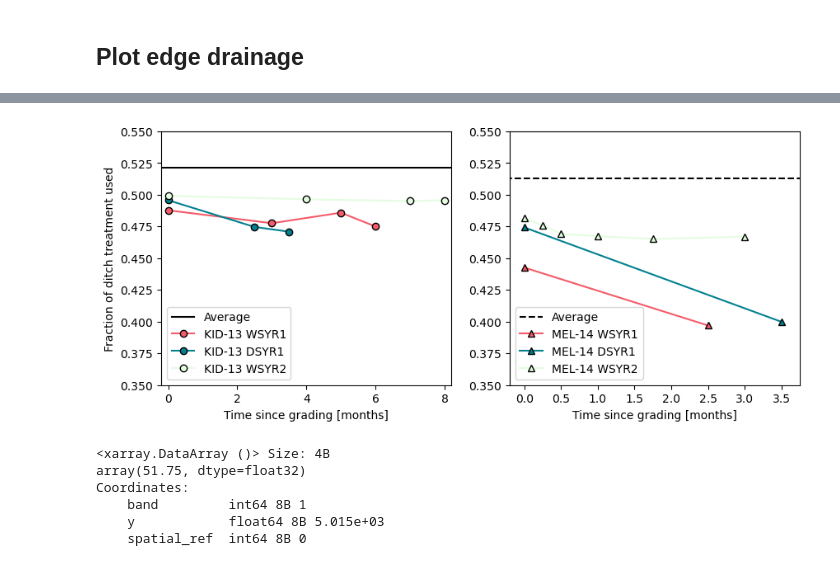
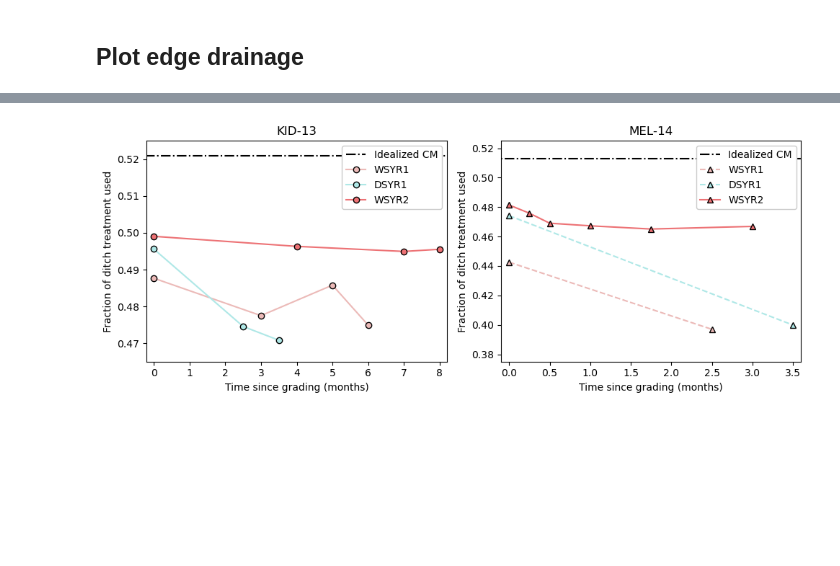
Before and after one commit to amanaster2/micro_diff, a Jupyter notebook: notebooks/flow_pathway_analysis.ipynb, the cells around one changed output, grey strips where cells are left out. Saved outputs shown, nothing was run; the diff lists cells and outputs as text; code cells hidden in the pictures; blank space fills up the shorter version.

Commit message:
Spiffed up some plots and included drainage paths plot

```diff
--- a/notebooks/flow_pathway_analysis.ipynb
+++ b/notebooks/flow_pathway_analysis.ipynb
@@ -164,6 +170,8 @@ date_strings_m14_wsyr2 = [x[1:-1] for x in strings_m14_wsyr2]
 # ensure chronological sorting
 date_strings_m14_wsyr2, m14_wsyr2_dem_files = list(zip(*sorted(zip(date_strings_m14_wsyr2, m14_wsyr2_dem_files))))
 date_times_m14_wsyr2 = [pd.to_datetime(x, format='%Y%m%d') for x in date_strings_m14_wsyr2]
+date_m14_wsyr2 = [date_times_m14_wsyr2[x].strftime("%Y-%m-%d") for x in range(len(date_times_m14_wsyr2))]
+
 
 list(zip(date_strings_m14_wsyr2, m14_wsyr2_dem_files))
 # %% [output]
@@ -425,12 +488,3 @@ cm_wa_k13_wsyr2 = np.zeros(len(k13_wsyr2_dem_files))
 for i in range(len(k13_wsyr2_dem_files)):
     cm_norm_k13_wsyr2[i] = np.sum(k13_wsyr2[i]['y']*np.sum(~np.isnan(k13_wsyr2[i]), axis =1))/np.sum(~np.isnan(k13_wsyr2[i]))
     cm_wa_k13_wsyr2[i] = np.sum(k13_wsyr2[i]['y']*np.sum(k13_wsyr2[i], axis=1))/np.sum(k13_wsyr2[i])
-# %%
-cm_norm_k13_wsyr1 = (cm_norm_k13_wsyr1-min(k13_wsyr1[3]['y'].values))/(max(k13_wsyr1[3]['y'].values)-min(k13_wsyr1[3]['y'].values))
-cm_wa_k13_wsyr1 = (cm_wa_k13_wsyr1-min(k13_wsyr1[3]['y'].values))/(max(k13_wsyr1[3]['y'].values)-min(k13_wsyr1[3]['y'].values))
-cm_norm_k13_dsyr1 = (cm_norm_k13_dsyr1-min(k13_dsyr1[2]['y'].values))/(max(k13_dsyr1[2]['y'].values)-min(k13_dsyr1[2]['y'].values))
-cm_wa_k13_dsyr1 = (cm_wa_k13_dsyr1-min(k13_dsyr1[2]['y'].values))/(max(k13_dsyr1[2]['y'].values)-min(k13_dsyr1[2]['y'].values))
-cm_norm_k13_wsyr2 = (cm_norm_k13_wsyr2-min(k13_wsyr2[i]['y'].values))/(max(k13_wsyr2[i]['y'].values)-min(k13_wsyr2[i]['y'].values))
-cm_wa_k13_wsyr2 = (cm_wa_k13_wsyr2-min(k13_wsyr2[i]['y'].values))/(max(k13_wsyr2[i]['y'].values)-min(k13_wsyr2[i]['y'].values))
-
-tmax_k13_wsyr1 = np.linspace(-0.25,8.25, 4)
@@ -458,3 +594,12 @@ for i in range(len(m14_wsyr2_dem_files)):
+# %%
+cm_norm_k13_wsyr1 = (cm_norm_k13_wsyr1-min(k13_wsyr1[3]['y'].values))/(max(k13_wsyr1[3]['y'].values)-min(k13_wsyr1[3]['y'].values))
+cm_wa_k13_wsyr1 = (cm_wa_k13_wsyr1-min(k13_wsyr1[3]['y'].values))/(max(k13_wsyr1[3]['y'].values)-min(k13_wsyr1[3]['y'].values))
+cm_norm_k13_dsyr1 = (cm_norm_k13_dsyr1-min(k13_dsyr1[2]['y'].values))/(max(k13_dsyr1[2]['y'].values)-min(k13_dsyr1[2]['y'].values))
+cm_wa_k13_dsyr1 = (cm_wa_k13_dsyr1-min(k13_dsyr1[2]['y'].values))/(max(k13_dsyr1[2]['y'].values)-min(k13_dsyr1[2]['y'].values))
+cm_norm_k13_wsyr2 = (cm_norm_k13_wsyr2-min(k13_wsyr2[3]['y'].values))/(max(k13_wsyr2[3]['y'].values)-min(k13_wsyr2[3]['y'].values))
+cm_wa_k13_wsyr2 = (cm_wa_k13_wsyr2-min(k13_wsyr2[3]['y'].values))/(max(k13_wsyr2[3]['y'].values)-min(k13_wsyr2[3]['y'].values))
+
+tmax_k13_wsyr1 = np.linspace(-0.25,8.25, 4)
 # %%
 cm_norm_m14_wsyr1 = (cm_norm_m14_wsyr1-min(m14_wsyr2[i]['y'].values))/(max(m14_wsyr2[i]['y'].values)-min(m14_wsyr2[i]['y'].values))
 cm_wa_m14_wsyr1 = (cm_wa_m14_wsyr1-min(m14_wsyr2[i]['y'].values))/(max(m14_wsyr2[i]['y'].values)-min(m14_wsyr2[i]['y'].values))
@@ -465,31 +610,27 @@ cm_wa_m14_wsyr2 = (cm_wa_m14_wsyr2-min(m14_wsyr2[i]['y'].values))/(max(m14_wsyr2
 
 tmax_m14_wsyr1 = np.linspace(-0.25,3.75, 2)
 # %%
-fig, ax =plt.subplots(1,2, figsize=(10,4))
+fig, ax =plt.subplots(1,2, figsize=(10,4), layout='tight')
 
-ax[0].plot(tmax_k13_wsyr1, cm_norm_k13_wsyr1, color='k', label='Average')
-ax[0].plot(t_k13_wsyr1, cm_wa_k13_wsyr1, 'o-', color='#F45B69', markeredgecolor='k', label='KID-13 WSYR1')
-ax[0].plot(t_k13_dsyr1, cm_wa_k13_dsyr1, 'o-', color='#028090', markeredgecolor='k', label='KID-13 DSYR1')
-ax[0].plot(t_k13_wsyr2, cm_wa_k13_wsyr2, 'o-', color='#E4FDE1', markeredgecolor='k', label='KID-13 WSYR2')
-ax[0].set_ylabel('Fraction of ditch treatment used')
-ax[0].set_xlim(-0.2,8.2)
-
+ax[0].plot(tmax_k13_wsyr1, cm_norm_k13_wsyr1, '-.', color='k', label='Idealized CM')
+ax[0].plot(t_k13_wsyr1, cm_wa_k13_wsyr1, 'o-', color='#ECBAB8', markeredgecolor='k', label='WSYR1')
+ax[0].plot(t_k13_dsyr1, cm_wa_k13_dsyr1, 'o-', color='#AFE8E7', markeredgecolor='k', label='DSYR1')
+ax[0].plot(t_k13_wsyr2, cm_wa_k13_wsyr2, 'o-', color='#ED7275', markeredgecolor='k', label='WSYR2')
+ax[0].set(xlim=(-0.2,8.2), ylim=(0.465,0.525), ylabel=('Fraction of ditch treatment used'), title='KID-13')
 
 tmax_m14_wsyr1 = np.linspace(-0.25,3.75, 2)
-ax[1].plot(tmax_m14_wsyr1, cm_norm_m14_wsyr1, '--', color='k', label='Average')
-ax[1].plot(t_m14_wsyr1, cm_wa_m14_wsyr1, '^-', color='#F45B69', markeredgecolor='k', label='MEL-14 WSYR1')
-ax[1].plot(t_m14_dsyr1, cm_wa_m14_dsyr1, '^-', color='#028090', markeredgecolor='k', label='MEL-14 DSYR1')
-ax[1].plot(t_m14_wsyr2, cm_wa_m14_wsyr2, '^-', color='#E4FDE1', markeredgecolor='k', label='MEL-14 WSYR2')
-ax[1].set_xlim(-0.2,3.75)
-
+ax[1].plot(tmax_m14_wsyr1, cm_norm_m14_wsyr1, '-.', color='k', label='Idealized CM')
+ax[1].plot(t_m14_wsyr1, cm_wa_m14_wsyr1, '^--', color='#ECBAB8', markeredgecolor='k', label='WSYR1')
+ax[1].plot(t_m14_dsyr1, cm_wa_m14_dsyr1, '^--', color='#AFE8E7', markeredgecolor='k', label='DSYR1')
+ax[1].plot(t_m14_wsyr2, cm_wa_m14_wsyr2, '^-', color='#ED7275', markeredgecolor='k', label='WSYR2')
+ax[1].set(xlim=(-0.1,3.6), ylim=(0.375,0.525), ylabel=('Fraction of ditch treatment used'), title='MEL-14')
 
 for ax in ax.flat:
-    ax.set(xlabel='Time since grading [months]',\
-         ylim=(0.35,0.55))
-    ax.legend()
+    ax.set(xlabel='Time since grading (months)')
+    ax.legend(loc='upper right', framealpha=1)
 plt.show();
 # %% [output]
-[figure, old version]
+[figure, new version]
 # %%
 t_k13_wsyr1 = [0, 3, 5, 6]
 da_wa_k13_wsyr1 = np.zeros(len(k13_wsyr1_dem_files))
@@ -520,12 +661,3 @@ t_m14_wsyr2 = [0,0.25,0.5,1,1.75,3]
 da_wa_m14_wsyr2 = np.zeros(len(m14_wsyr2_dem_files))
 for i in range(len(m14_wsyr2_dem_files)):
     da_wa_m14_wsyr2[i] = np.sum(m14_wsyr2[i][-7]+m14_wsyr2[i][-2])
-# %%
-np.sum(k13_wsyr1[2][-2])
-# %% [output]
-<xarray.DataArray ()> Size: 4B
-array(51.75, dtype=float32)
-Coordinates:
-    band         int64 8B 1
-    y            float64 8B 5.015e+03
-    spatial_ref  int64 8B 0
```
Also changed, not shown: parts of 25 cells of this notebook.
